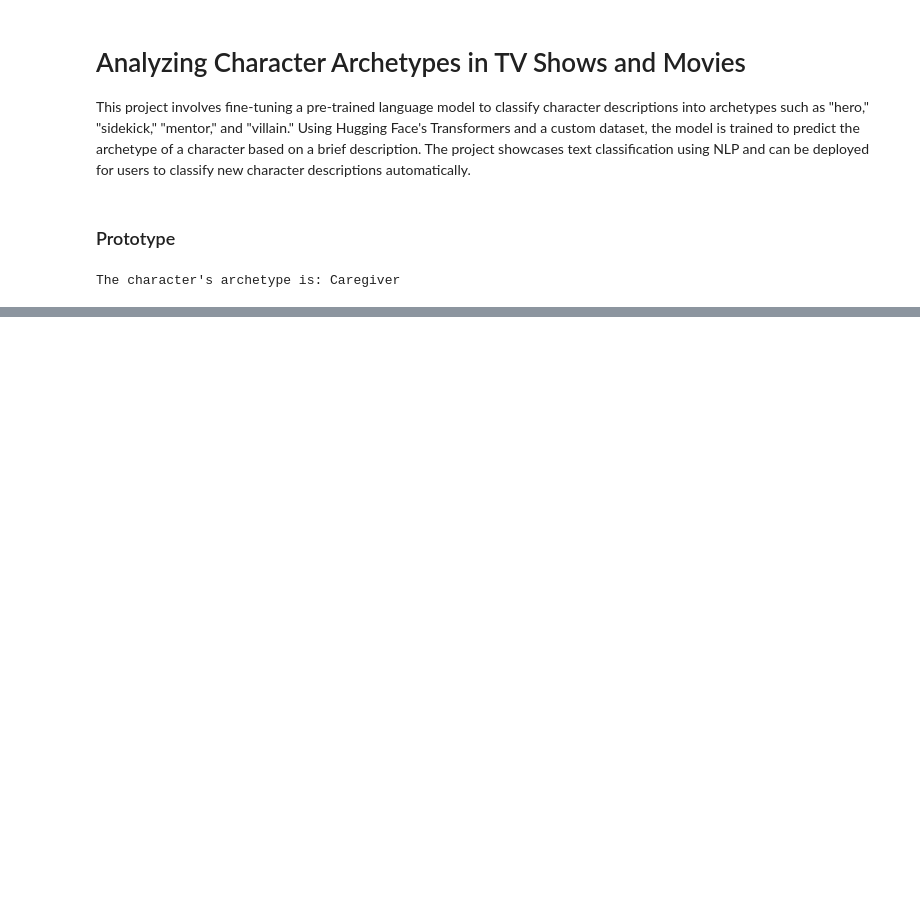
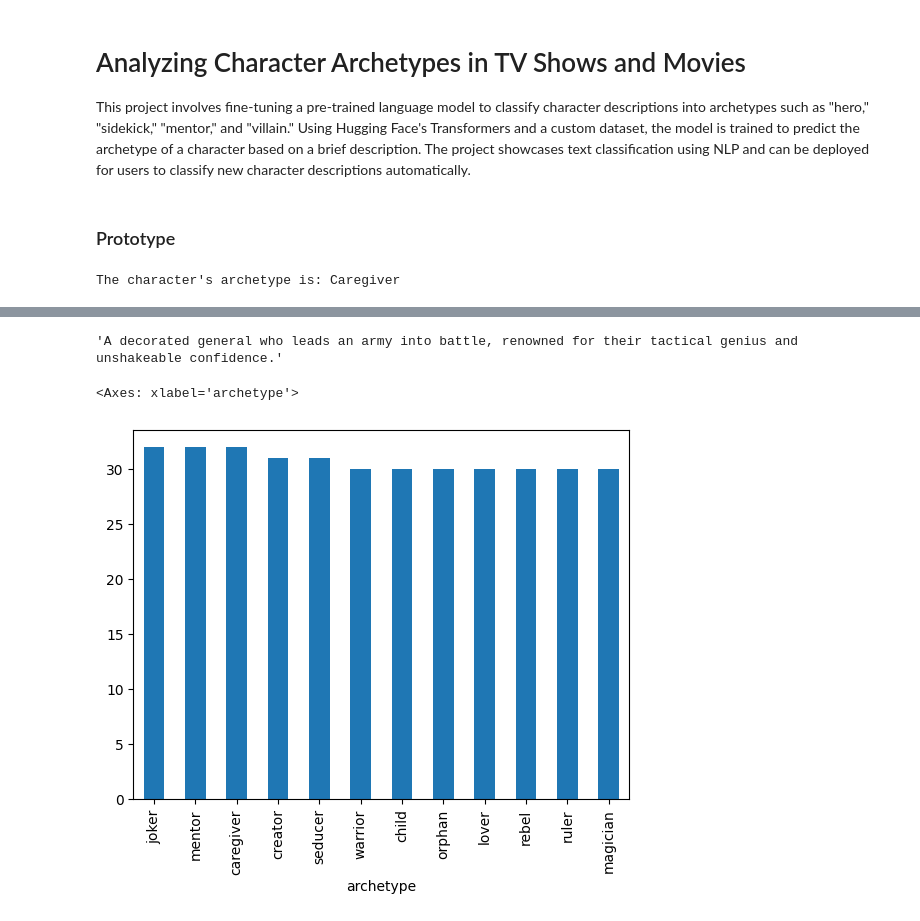
Before and after one commit to l-newbould/ArchetypeAI, a Jupyter notebook: ArchetypeAI.ipynb, the cells around one changed output, grey strips where cells are left out. Cells and saved outputs as stored; diff of their text form; code cells hidden in the pictures; blank space fills up the shorter version.

Commit message:
preprocessed data

```diff
--- a/ArchetypeAI.ipynb
+++ b/ArchetypeAI.ipynb
@@ -38,0 +51,9 @@ arch_data = pd.read_csv("archetype_data.csv")
+# %%
+arch_data['description'][0]
+# %% [output]
+'A decorated general who leads an army into battle, renowned for their tactical genius and unshakeable confidence.'
+# %%
+arch_data['archetype'].value_counts().plot(kind="bar")
+# %% [output]
+<Axes: xlabel='archetype'>
+[figure, added]
```
Also changed, not shown: parts of 20 cells of this notebook.
